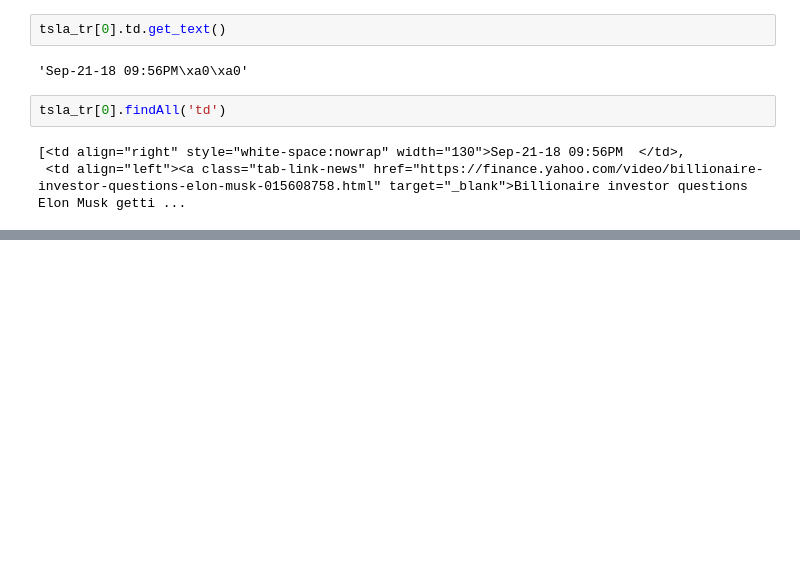
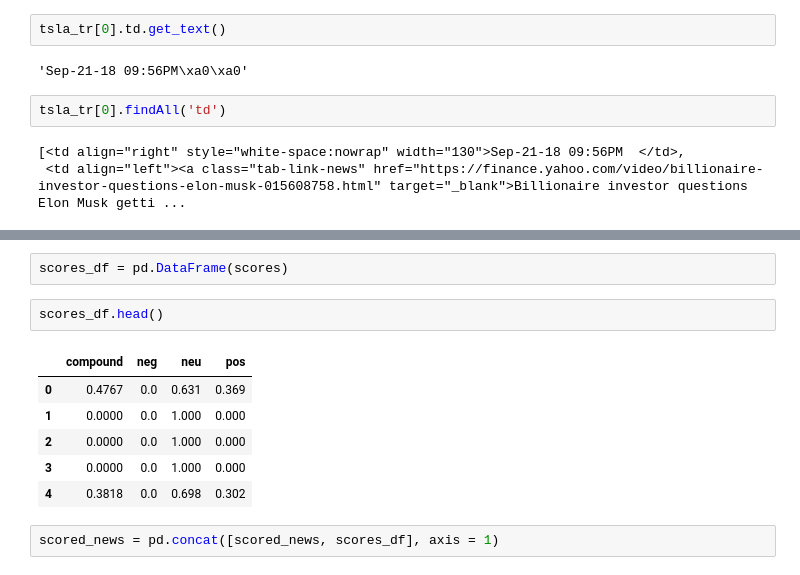
Before and after one commit to kaushik-holla/Sentimental-Analysis-of-Stock-Market-from-News-Headlines-, a Jupyter notebook: Searching and Reading the HTML files.ipynb, the cells around one changed output, grey strips where cells are left out. Cells and saved outputs as stored; diff of their text form; blank space fills up the shorter version.

```diff
--- a/Searching and Reading the HTML files.ipynb
+++ b/Searching and Reading the HTML files.ipynb
@@ -125,0 +309,13 @@ tsla_tr[0].findAll('td')
+# %%
+scores_df = pd.DataFrame(scores)
+# %%
+scores_df.head()
+# %% [output]
+|  | compound | neg | neu | pos |
+| 0 | 0.4767 | 0.0 | 0.631 | 0.369 |
+| 1 | 0.0000 | 0.0 | 1.000 | 0.000 |
+| 2 | 0.0000 | 0.0 | 1.000 | 0.000 |
+| 3 | 0.0000 | 0.0 | 1.000 | 0.000 |
+| 4 | 0.3818 | 0.0 | 0.698 | 0.302 |
+# %%
+scored_news = pd.concat([scored_news, scores_df], axis = 1)
```
Also changed, not shown: parts of 29 cells of this notebook.
